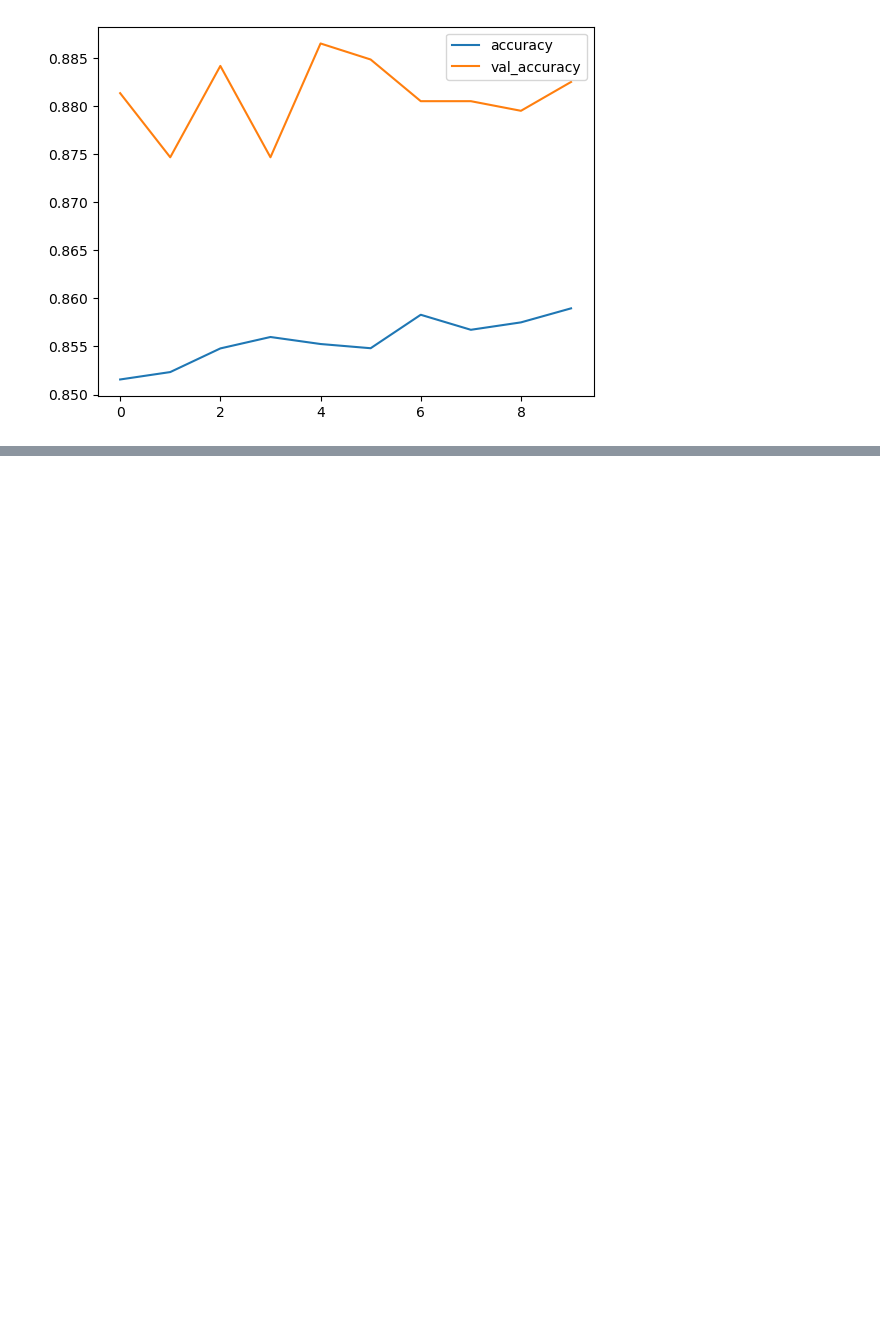
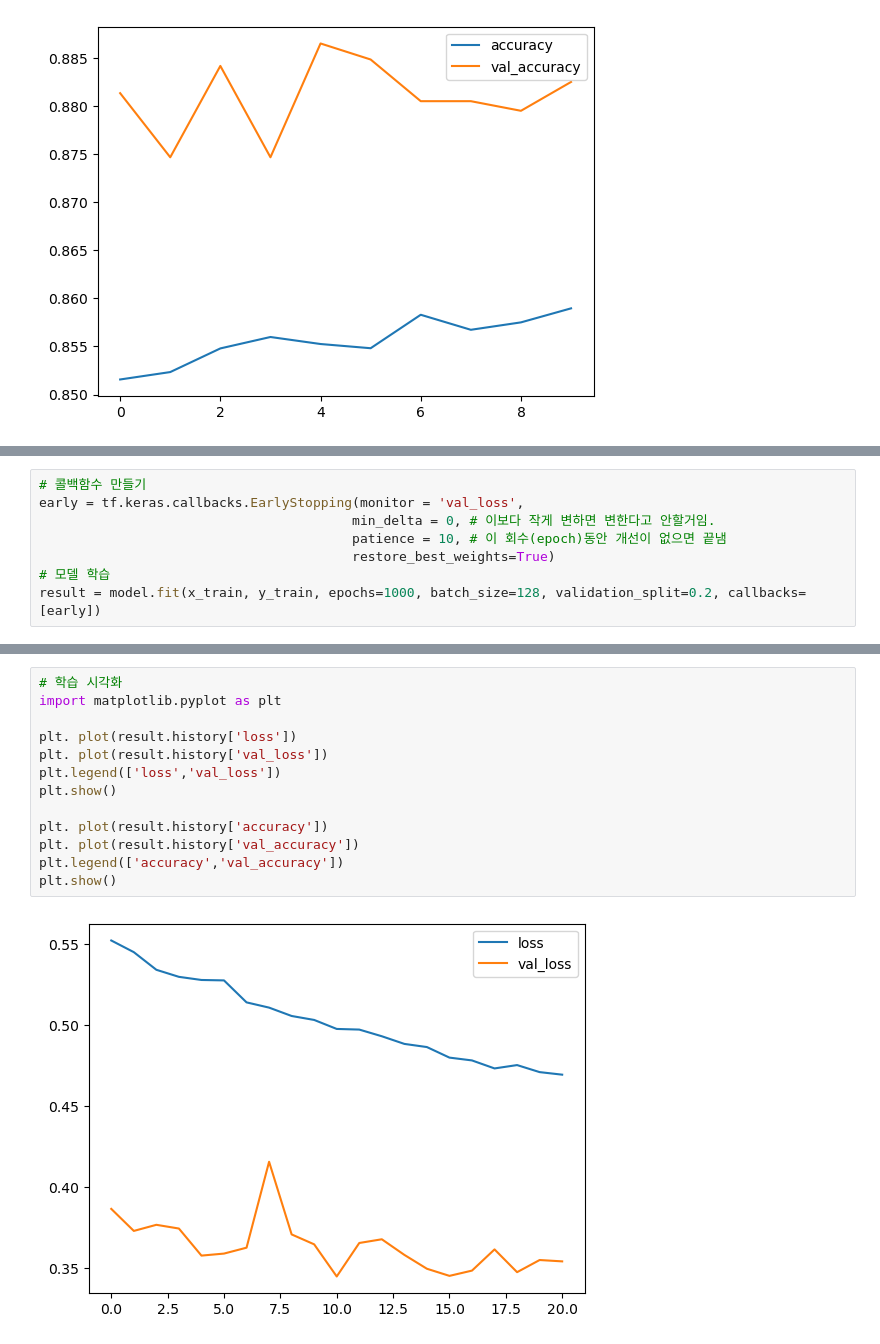
Before and after one commit to Leon-real/Study, a Jupyter notebook: 6.DeepLearning/jupyter/flatten_convolution_pooling/MNIST.ipynb, the cells around one changed output, grey strips where cells are left out. Saved outputs shown, nothing was run; the diff lists cells and outputs as text; blank space fills up the shorter version.

```diff
--- a/6.DeepLearning/jupyter/flatten_convolution_pooling/MNIST.ipynb
+++ b/6.DeepLearning/jupyter/flatten_convolution_pooling/MNIST.ipynb
@@ -375,0 +352,8 @@ Epoch 17/1000
+# %%
+# 콜백함수 만들기
+early = tf.keras.callbacks.EarlyStopping(monitor = 'val_loss',
+                                        min_delta = 0, # 이보다 작게 변하면 변한다고 안할거임.
+                                        patience = 10, # 이 회수(epoch)동안 개선이 없으면 끝냄
+                                        restore_best_weights=True)
+# 모델 학습
+result = model.fit(x_train, y_train, epochs=1000, batch_size=128, validation_split=0.2, callbacks=[early])
@@ -375,0 +384,15 @@ Epoch 17/1000
+# %%
+# 학습 시각화
+import matplotlib.pyplot as plt
+
+plt. plot(result.history['loss'])
+plt. plot(result.history['val_loss'])
+plt.legend(['loss','val_loss'])
+plt.show()
+
+plt. plot(result.history['accuracy'])
+plt. plot(result.history['val_accuracy'])
+plt.legend(['accuracy','val_accuracy'])
+plt.show()
+# %% [output]
+[figure, added]
```
Also changed, not shown: parts of 11 cells of this notebook.
